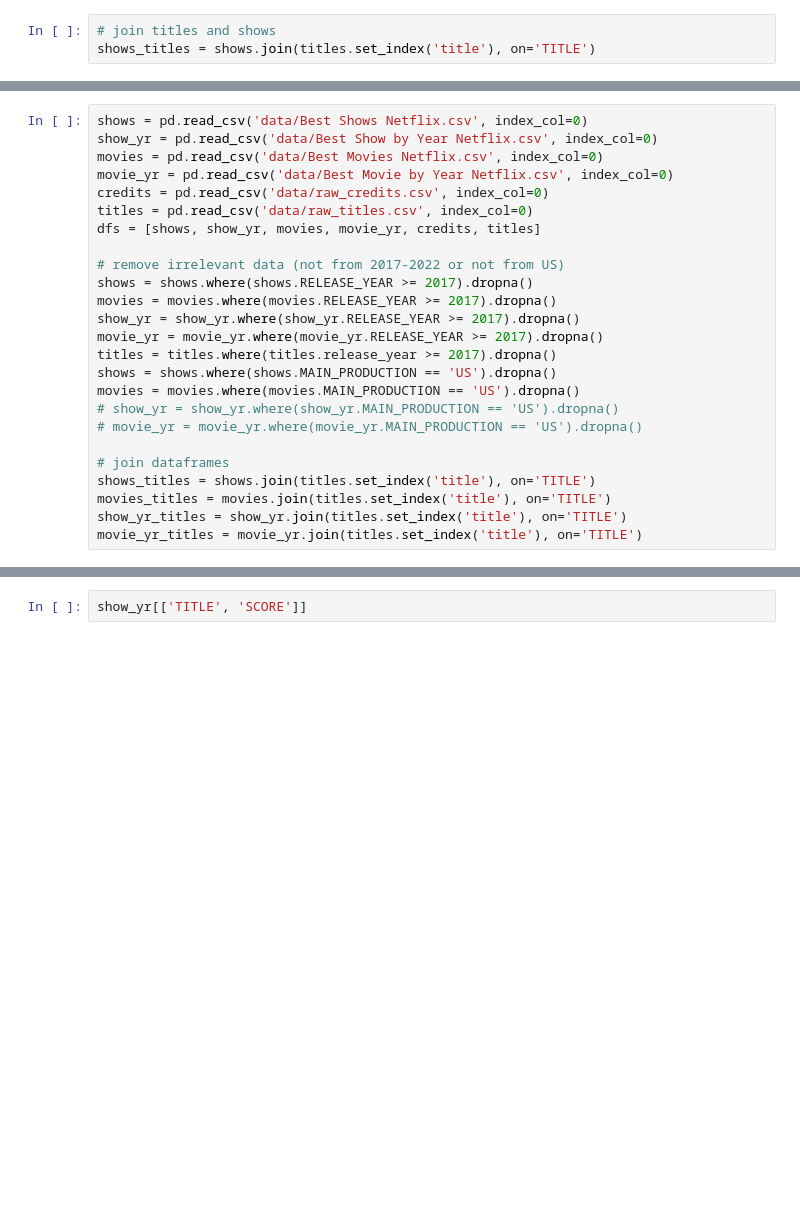
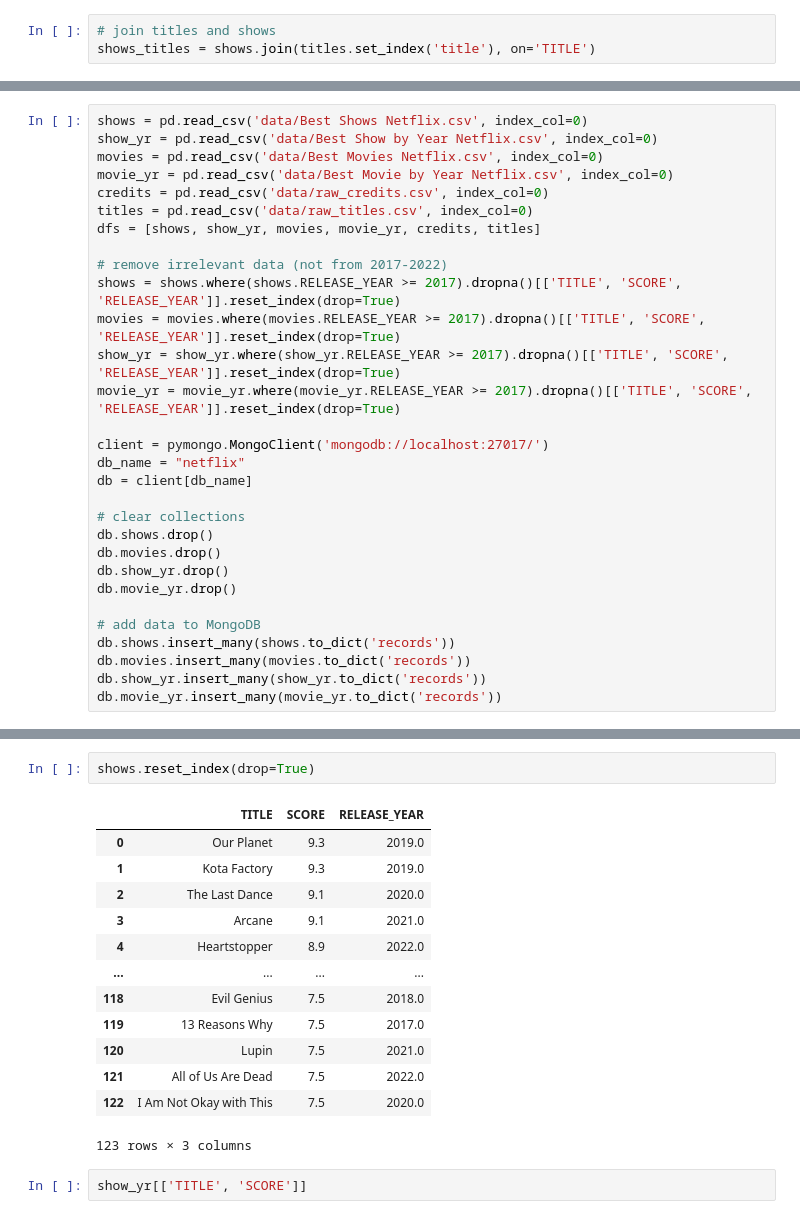
Before and after one commit to nfl6fh/DS-2002_final_project, a Jupyter notebook: testing.ipynb, the cells around one changed output, grey strips where cells are left out. Cells and saved outputs as stored; diff of their text form; blank space fills up the shorter version.

```diff
--- a/testing.ipynb
+++ b/testing.ipynb
@@ -149,19 +142,24 @@ credits = pd.read_csv('data/raw_credits.csv', index_col=0)
 titles = pd.read_csv('data/raw_titles.csv', index_col=0)
 dfs = [shows, show_yr, movies, movie_yr, credits, titles]
 
-# remove irrelevant data (not from 2017-2022 or not from US)
-shows = shows.where(shows.RELEASE_YEAR >= 2017).dropna()
-movies = movies.where(movies.RELEASE_YEAR >= 2017).dropna()
-show_yr = show_yr.where(show_yr.RELEASE_YEAR >= 2017).dropna()
-movie_yr = movie_yr.where(movie_yr.RELEASE_YEAR >= 2017).dropna()
-titles = titles.where(titles.release_year >= 2017).dropna()
-shows = shows.where(shows.MAIN_PRODUCTION == 'US').dropna()
-movies = movies.where(movies.MAIN_PRODUCTION == 'US').dropna()
-# show_yr = show_yr.where(show_yr.MAIN_PRODUCTION == 'US').dropna()
-# movie_yr = movie_yr.where(movie_yr.MAIN_PRODUCTION == 'US').dropna()
+# remove irrelevant data (not from 2017-2022)
+shows = shows.where(shows.RELEASE_YEAR >= 2017).dropna()[['TITLE', 'SCORE', 'RELEASE_YEAR']].reset_index(drop=True)
+movies = movies.where(movies.RELEASE_YEAR >= 2017).dropna()[['TITLE', 'SCORE', 'RELEASE_YEAR']].reset_index(drop=True)
+show_yr = show_yr.where(show_yr.RELEASE_YEAR >= 2017).dropna()[['TITLE', 'SCORE', 'RELEASE_YEAR']].reset_index(drop=True)
+movie_yr = movie_yr.where(movie_yr.RELEASE_YEAR >= 2017).dropna()[['TITLE', 'SCORE', 'RELEASE_YEAR']].reset_index(drop=True)
 
-# join dataframes
-shows_titles = shows.join(titles.set_index('title'), on='TITLE')
-movies_titles = movies.join(titles.set_index('title'), on='TITLE')
-show_yr_titles = show_yr.join(titles.set_index('title'), on='TITLE')
-movie_yr_titles = movie_yr.join(titles.set_index('title'), on='TITLE')
+client = pymongo.MongoClient('mongodb://localhost:27017/')
+db_name = "netflix"
+db = client[db_name]
+
+# clear collections
+db.shows.drop()
+db.movies.drop()
+db.show_yr.drop()
+db.movie_yr.drop()
+
+# add data to MongoDB
+db.shows.insert_many(shows.to_dict('records'))
+db.movies.insert_many(movies.to_dict('records'))
+db.show_yr.insert_many(show_yr.to_dict('records'))
+db.movie_yr.insert_many(movie_yr.to_dict('records'))
@@ -193,3 +190,19 @@ for df in dfs:
+# %%
+shows.reset_index(drop=True)
+# %% [output]
+|  | TITLE | SCORE | RELEASE_YEAR |
+| 0 | Our Planet | 9.3 | 2019.0 |
+| 1 | Kota Factory | 9.3 | 2019.0 |
+| 2 | The Last Dance | 9.1 | 2020.0 |
+| 3 | Arcane | 9.1 | 2021.0 |
+| 4 | Heartstopper | 8.9 | 2022.0 |
+| ... | ... | ... | ... |
+| 118 | Evil Genius | 7.5 | 2018.0 |
+| 119 | 13 Reasons Why | 7.5 | 2017.0 |
+| 120 | Lupin | 7.5 | 2021.0 |
+| 121 | All of Us Are Dead | 7.5 | 2022.0 |
+| 122 | I Am Not Okay with This | 7.5 | 2020.0 |
+123 rows × 3 columns
 # %%
 show_yr[['TITLE', 'SCORE']]
 # %% [output]
```
Also changed, not shown: parts of 10 cells of this notebook, 8 other files.
